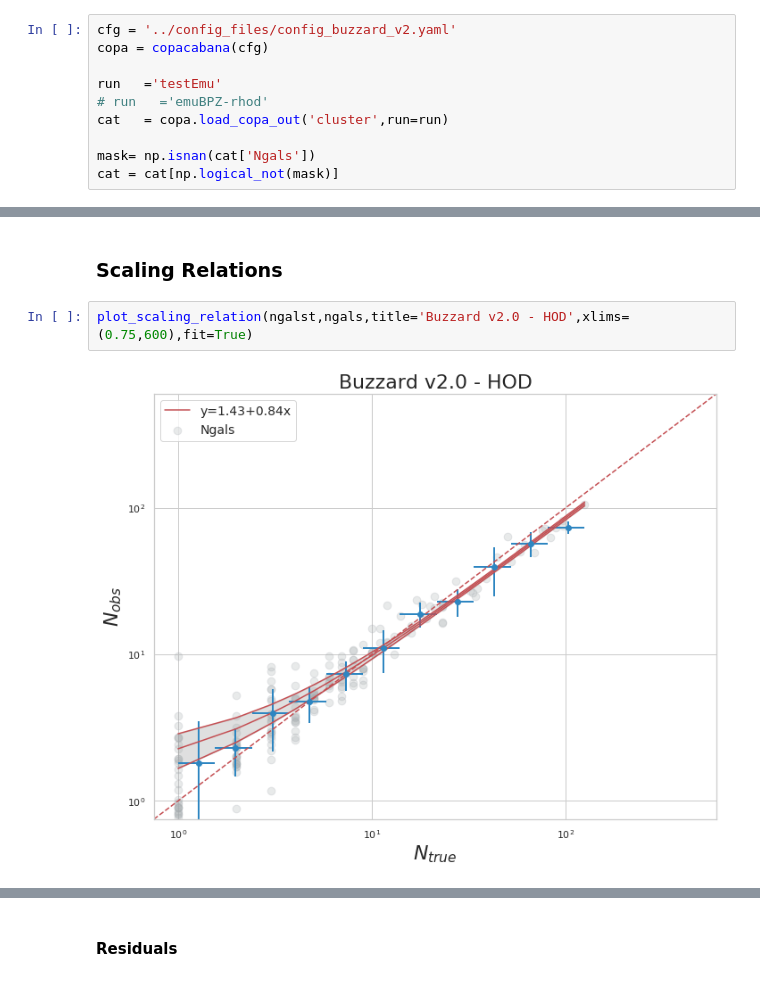
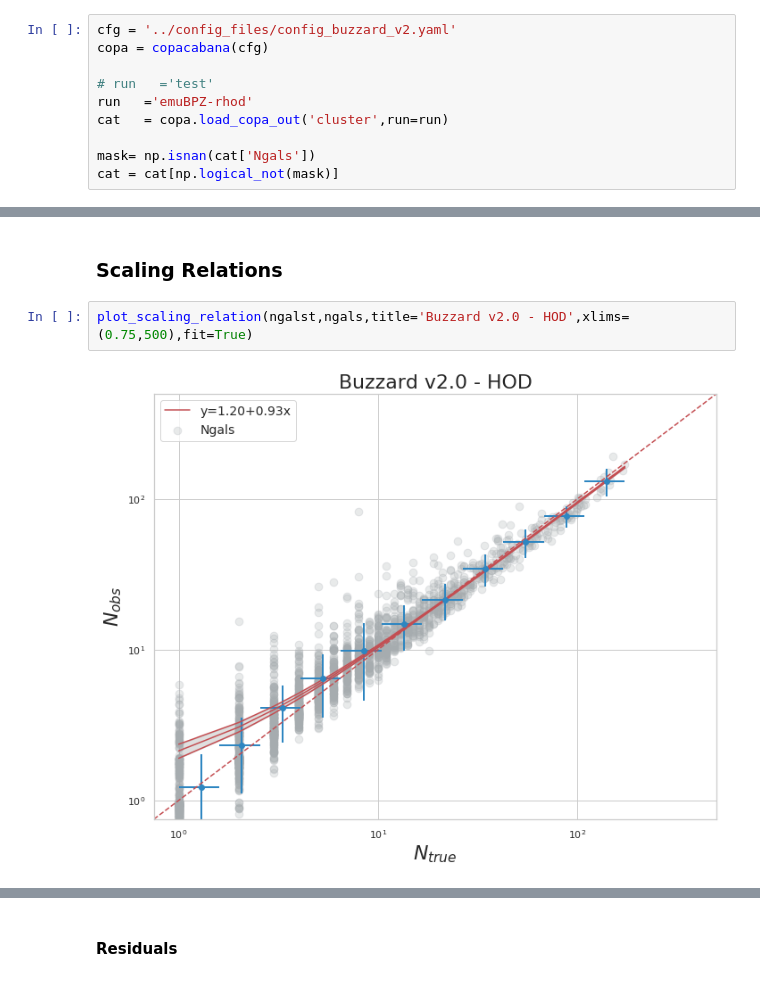
Before and after one commit to estevesjh/ccopa, a Jupyter notebook: notebooks/clusters.ipynb, the cells around one changed output, grey strips where cells are left out. Drawn from its saved outputs; the diff is of its cells as text.

```diff
--- a/notebooks/clusters.ipynb
+++ b/notebooks/clusters.ipynb
@@ -32,8 +30,8 @@ red = '#A93226'
 cfg = '../config_files/config_buzzard_v2.yaml'
 copa = copacabana(cfg)
 
-run   ='testEmu'
-# run   ='emuBPZ-rhod'
+# run   ='test'
+run   ='emuBPZ-rhod'
 cat   = copa.load_copa_out('cluster',run=run)
 
 mask= np.isnan(cat['Ngals'])
@@ -124,7 +116,7 @@ plt.legend()
 # %% [markdown]
 ### Scaling Relations
 # %%
-plot_scaling_relation(ngalst,ngals,title='Buzzard v2.0 - HOD',xlims=(0.75,600),fit=True)
+plot_scaling_relation(ngalst,ngals,title='Buzzard v2.0 - HOD',xlims=(0.75,500),fit=True)
 # %% [output]
-[figure, old version]
+[figure, new version]
 # %%
```
Also changed, not shown: parts of 12 cells of this notebook, 10 other files.
